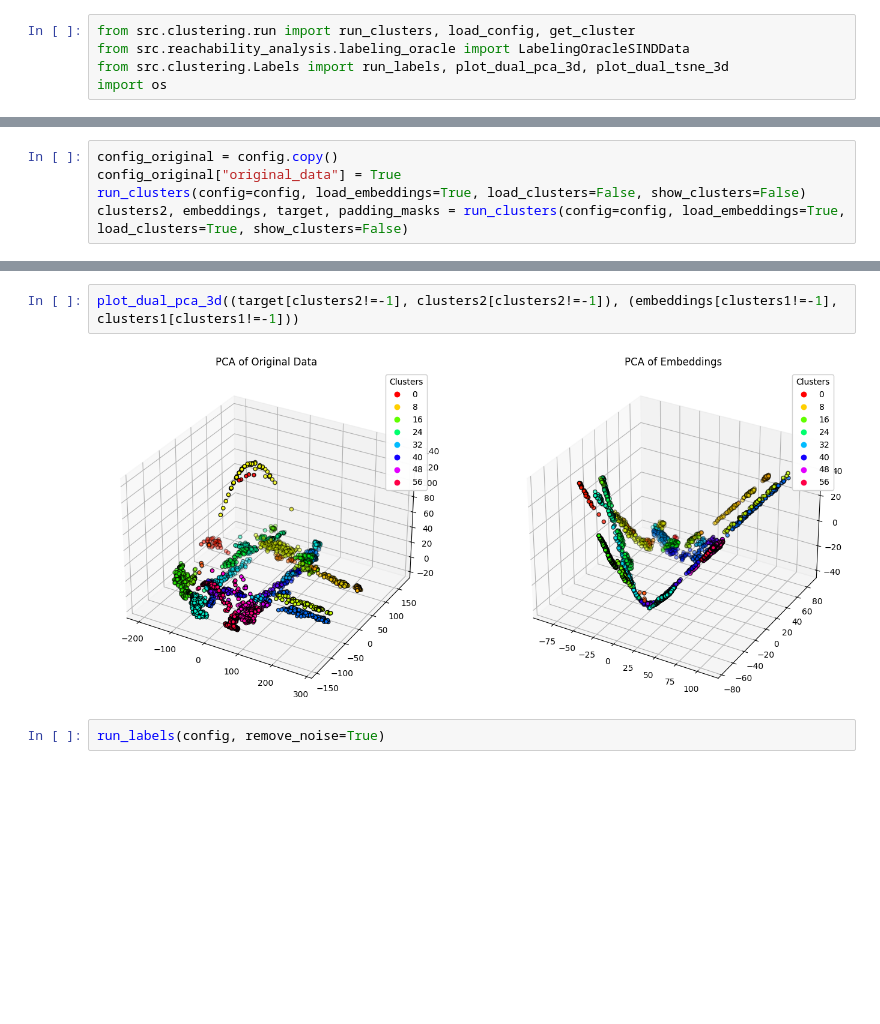
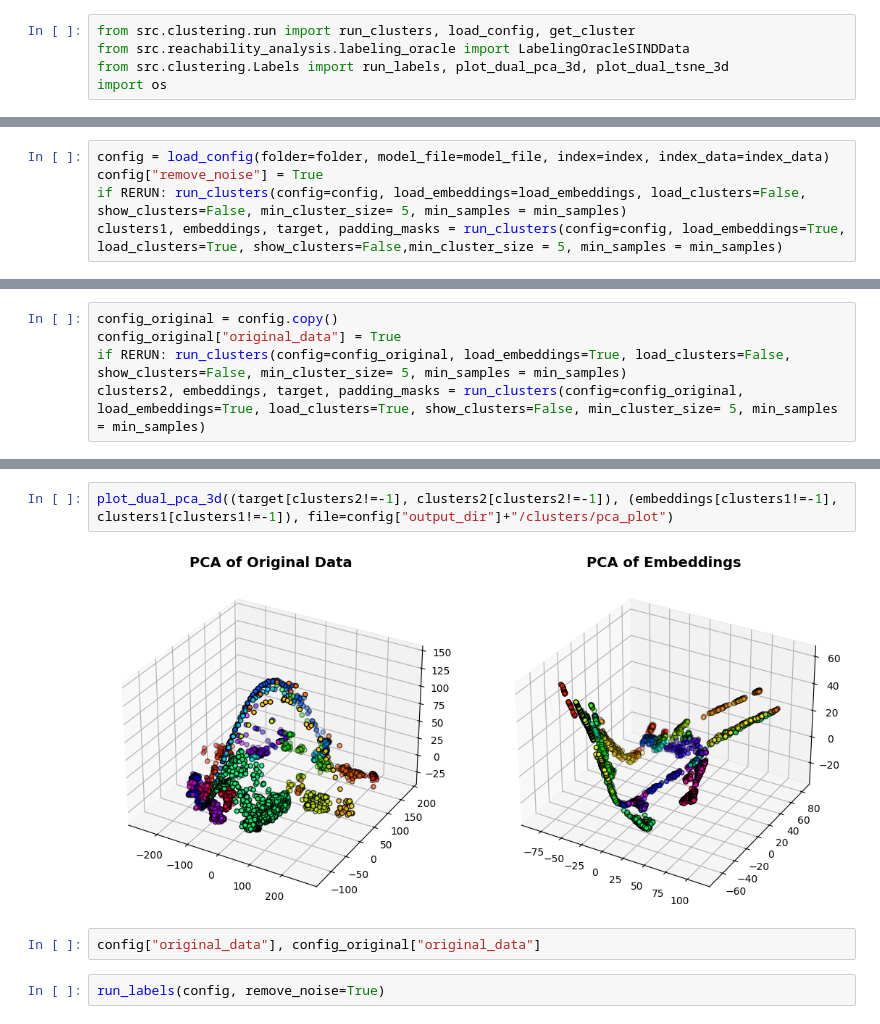
Before and after one commit to kfragkedaki/Pedestrian_Project, a Jupyter notebook: test_clustering.ipynb, the cells around one changed output, grey strips where cells are left out. Saved outputs shown, nothing was run; the diff lists cells and outputs as text; blank space fills up the shorter version.

```diff
--- a/test_clustering.ipynb
+++ b/test_clustering.ipynb
@@ -53,0 +86,5 @@ clusters1, embeddings, target, padding_masks = run_clusters(config=config, load_
+# %%
+config = load_config(folder=folder, model_file=model_file, index=index, index_data=index_data)
+config["remove_noise"] = True
+if RERUN: run_clusters(config=config, load_embeddings=load_embeddings, load_clusters=False, show_clusters=False, min_cluster_size= 5, min_samples = min_samples)
+clusters1, embeddings, target, padding_masks = run_clusters(config=config, load_embeddings=True, load_clusters=True, show_clusters=False,min_cluster_size = 5, min_samples = min_samples)
@@ -54,6 +93,6 @@ clusters1, embeddings, target, padding_masks = run_clusters(config=config, load_
 # %%
 config_original = config.copy()
 config_original["original_data"] = True
-run_clusters(config=config, load_embeddings=True, load_clusters=False, show_clusters=False)
-clusters2, embeddings, target, padding_masks = run_clusters(config=config, load_embeddings=True, load_clusters=True, show_clusters=False)
+if RERUN: run_clusters(config=config_original, load_embeddings=True, load_clusters=False, show_clusters=False, min_cluster_size= 5, min_samples = min_samples)
+clusters2, embeddings, target, padding_masks = run_clusters(config=config_original, load_embeddings=True, load_clusters=True, show_clusters=False, min_cluster_size= 5, min_samples = min_samples)
 # %% [output]
@@ -67,7 +114,9 @@ plot_dual_tsne_3d((target[clusters2!=-1], clusters2[clusters2!=-1]), (embeddings
 # %%
-plot_dual_pca_3d((target[clusters2!=-1], clusters2[clusters2!=-1]), (embeddings[clusters1!=-1], clusters1[clusters1!=-1]))
+plot_dual_pca_3d((target[clusters2!=-1], clusters2[clusters2!=-1]), (embeddings[clusters1!=-1], clusters1[clusters1!=-1]), file=config["output_dir"]+"/clusters/pca_plot")
 # %% [output]
-[figure, old version]
+[figure, new version]
+# %%
+config["original_data"], config_original["original_data"]
 # %%
 run_labels(config, remove_noise=True)
 # %% [markdown]
```
Also changed, not shown: parts of 23 cells of this notebook, 12 other files.
